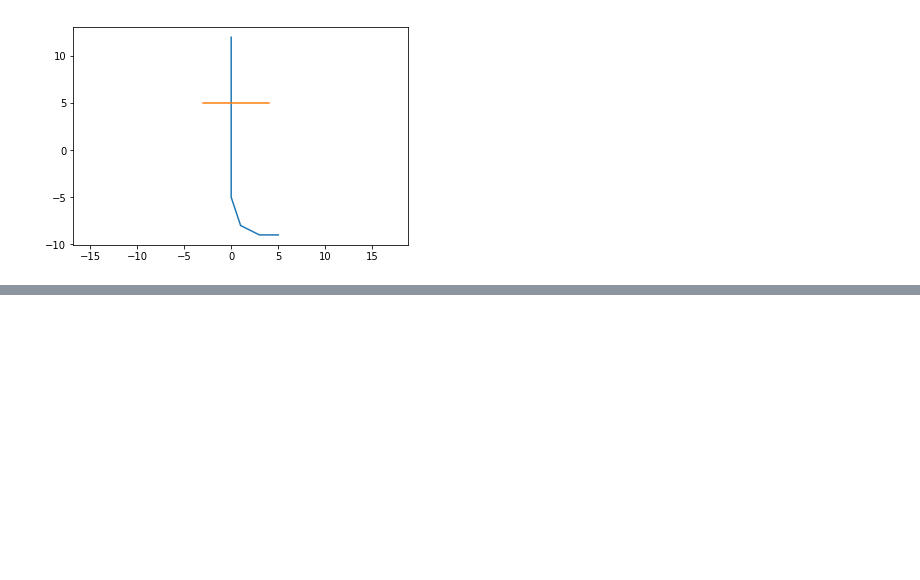
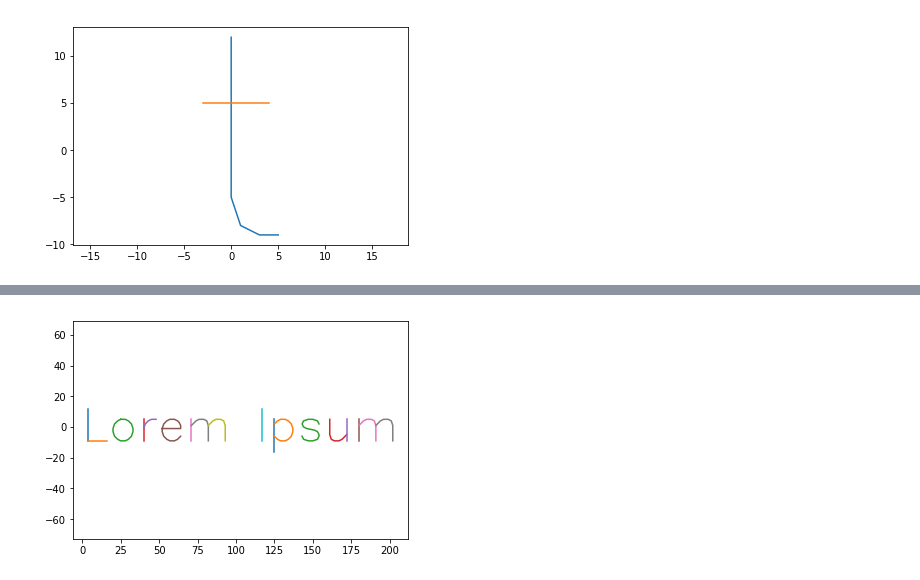
Before and after one commit to newsch/hairy_plotter, a Jupyter notebook: font-test.ipynb, the cells around one changed output, grey strips where cells are left out. Saved outputs shown, nothing was run; the diff lists cells and outputs as text; code cells hidden in the pictures; blank space fills up the shorter version.

```diff
--- a/font-test.ipynb
+++ b/font-test.ipynb
@@ -89,0 +90,6 @@ pathmap[699]
+# %%
+foo = font.str_to_paths(romans, 'Lorem Ipsum', scale = 1)
+# %%
+font.plot_paths(foo)
+# %% [output]
+[figure, added]
```
Also changed, not shown: parts of 11 cells of this notebook, 1 other file.
